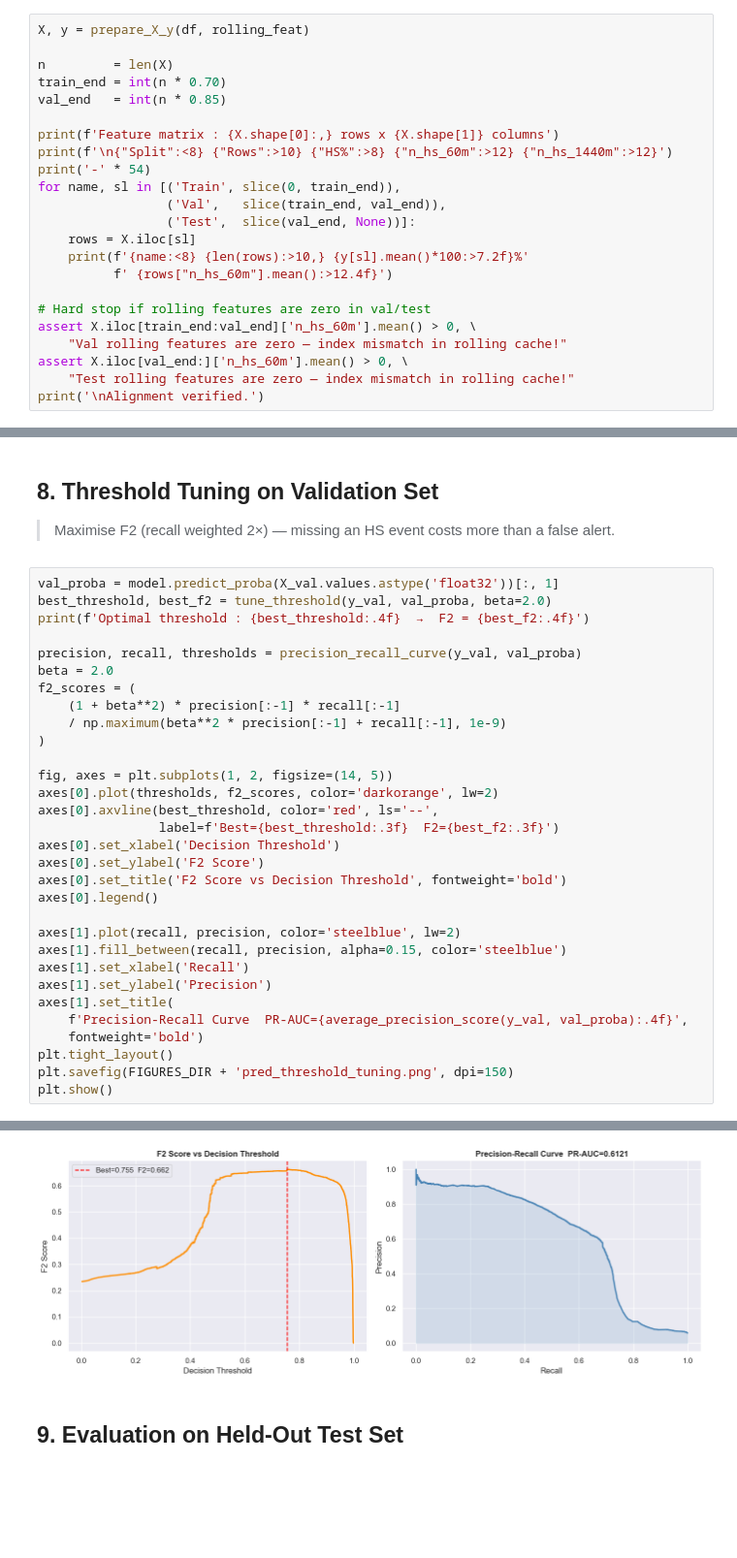
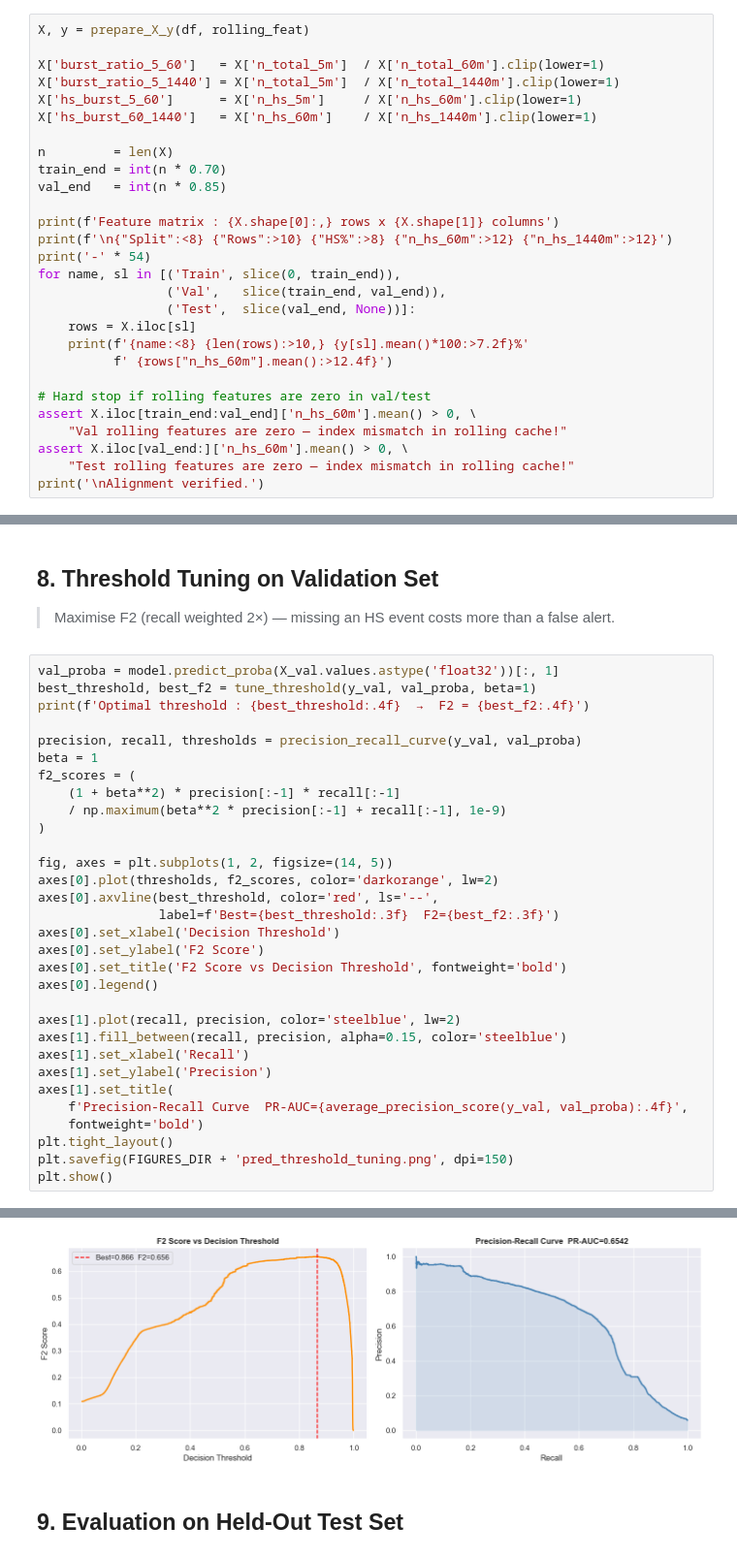
Before and after one commit to Moundher-YZ/Huawei_Down_Alarms_RCA_and_Prediction, a Jupyter notebook: notebooks/04_prediction.ipynb, the cells around one changed output, grey strips where cells are left out. Shown at 97% size. Drawn from its saved outputs; the diff is of its cells as text; blank space fills up the shorter version.

```diff
--- a/notebooks/04_prediction.ipynb
+++ b/notebooks/04_prediction.ipynb
@@ -186,6 +208,11 @@ Top precursors: ['SCTP Link Fault', 'Adjacent Node IP Address Ping Failure', 'UM
 > No static alarm/site rate statistics — those leak the label.
 # %%
 X, y = prepare_X_y(df, rolling_feat)
+
+X['burst_ratio_5_60']   = X['n_total_5m']  / X['n_total_60m'].clip(lower=1)
+X['burst_ratio_5_1440'] = X['n_total_5m']  / X['n_total_1440m'].clip(lower=1)
+X['hs_burst_5_60']      = X['n_hs_5m']     / X['n_hs_60m'].clip(lower=1)
+X['hs_burst_60_1440']   = X['n_hs_60m']    / X['n_hs_1440m'].clip(lower=1)
 
 n         = len(X)
 train_end = int(n * 0.70)
@@ -329,11 +375,11 @@ model = train_final_model(
 > Maximise F2 (recall weighted 2×) — missing an HS event costs more than a false alert.
 # %%
 val_proba = model.predict_proba(X_val.values.astype('float32'))[:, 1]
-best_threshold, best_f2 = tune_threshold(y_val, val_proba, beta=2.0)
+best_threshold, best_f2 = tune_threshold(y_val, val_proba, beta=1)
 print(f'Optimal threshold : {best_threshold:.4f}  →  F2 = {best_f2:.4f}')
 
 precision, recall, thresholds = precision_recall_curve(y_val, val_proba)
-beta = 2.0
+beta = 1
 f2_scores = (
     (1 + beta**2) * precision[:-1] * recall[:-1]
     / np.maximum(beta**2 * precision[:-1] + recall[:-1], 1e-9)
@@ -363,4 +409,4 @@ Optimal threshold : 0.7552  →  F2 = 0.6620
-[figure, old version]
+[figure, new version]
 # %% [markdown]
 ## 9. Evaluation on Held-Out Test Set
 # %%
```
Also changed, not shown: parts of 21 cells of this notebook, 21 other files.
